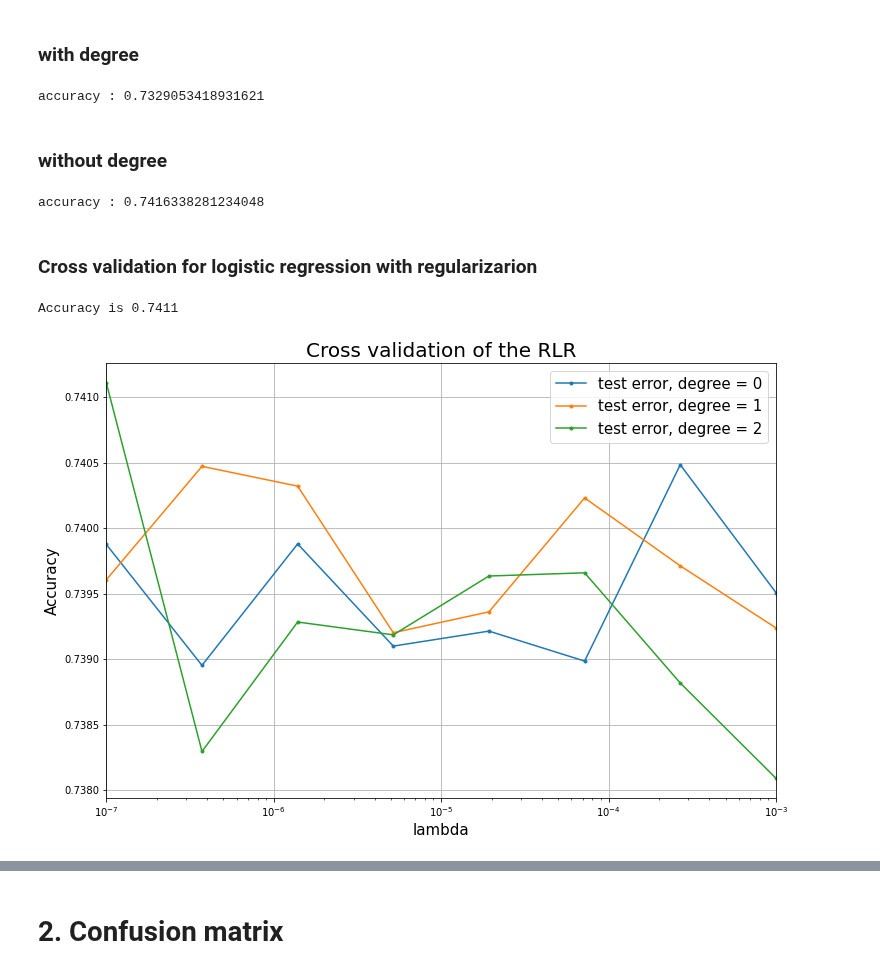
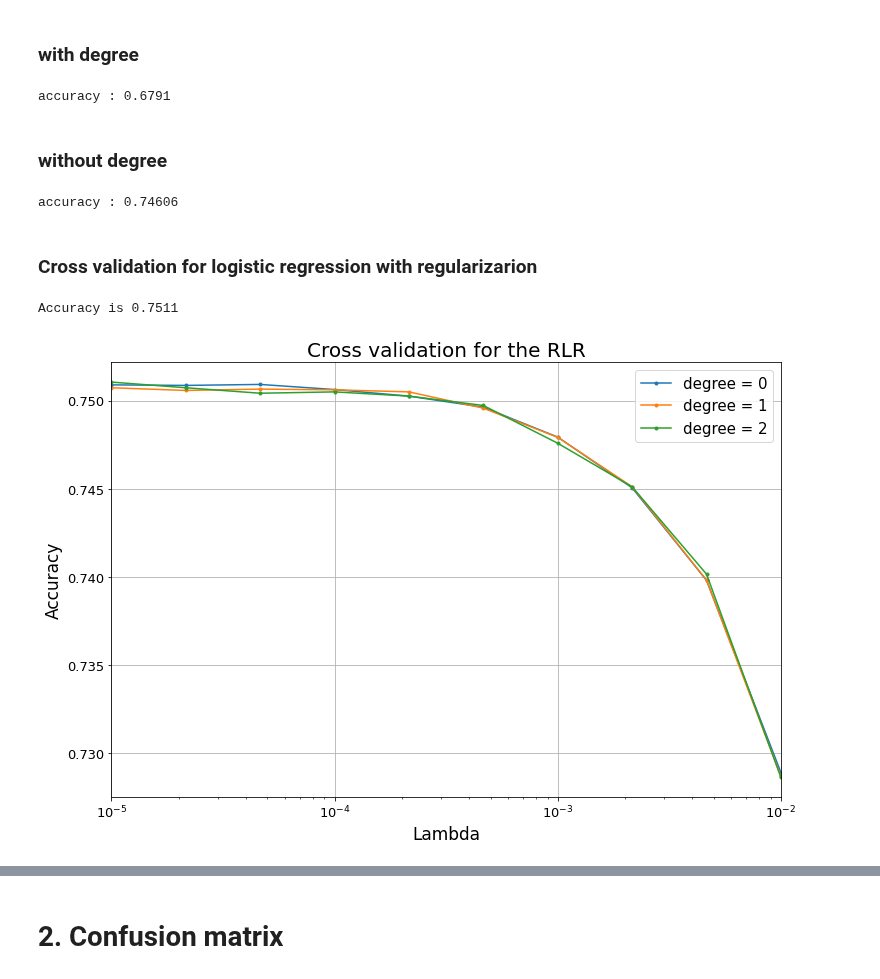
Before and after one commit to SonyaBlinova/ml-project-1-SES, a Jupyter notebook: project_FourGroups.ipynb, the cells around one changed output, grey strips where cells are left out. Drawn from its saved outputs; the diff is of its cells as text; code cells hidden in the pictures.

```diff
--- a/project_FourGroups.ipynb
+++ b/project_FourGroups.ipynb
@@ -27,7 +31,7 @@ ratio = 0.8
 x_train, y_train, x_test, y_test = split_data(input_data, labels, ratio=ratio, seed=seed)
 # %%
 # splitting into 4 groups and removing -999
-x_trains, y_trains, del_columns = preproccess(x_train, y_train)
+x_trains, y_trains, del_columns, mean_of_all_col = preproccess(x_train, y_train)
 # %%
 # remove correlated columns
 x_trains, del_columns_cor = correletions(x_trains)
@@ -205,33 +235,34 @@ cross_validation_demo(type_=type_, y=y_trains, tx=x_trains, bd_left=bd_left, bd_
 # %% [markdown]
 ### with degree
 # %%
-max_iters = 1500
-gamma = 0.1
-lambda_ = 1e-5
+max_iters = 1000
+gamma = 0.5
+lambda_ = 1e-4
 y_preds = []
 w_lrr = []
-degree = 2
+degree = 1
+np.random.seed(seed)
 for i in range(4):
-#     initial_w = np.random.rand((x_trains[i].shape[1]))
     x_train_poly = build_poly(x_trains[i], degree)
     x_test_poly = build_poly(x_tests[i], degree)
     initial_w = np.random.rand((x_train_poly.shape[1]))
     w, loss = reg_logistic_regression(y_trains[i], x_train_poly, lambda_, initial_w, max_iters, gamma, plot_loss = False)
-    y_pred = predict_labels(w, x_test_poly)
+    y_pred = predict_labels_for_log(w, x_test_poly)
     y_preds.append(y_pred)
     w_lrr.append(w)
 
 print("accuracy :", accuracy(np.array(np.concatenate(y_preds)), y_tests))
 # %% [output]
-accuracy : 0.7329053418931621
+accuracy : 0.6791
 # %% [markdown]
 ### without degree
 # %%
-max_iters = 1500
-gamma = 0.1
-lambda_ = 1e-5
+max_iters = 1000
+gamma = 0.5
+lambda_ = 1e-4
 y_preds = []
 w_lrr = []
+np.random.seed(seed)
 for i in range(4):
     initial_w = np.random.rand((x_trains[i].shape[1]))
     w, loss = reg_logistic_regression(y_trains[i], x_trains[i], lambda_, initial_w, max_iters, gamma, plot_loss = False)
@@ -241,20 +272,20 @@ for i in range(4):
 
 print("accuracy :", accuracy(np.array(np.concatenate(y_preds)), y_tests))
 # %% [output]
-accuracy : 0.7416338281234048
+accuracy : 0.74606
 # %% [markdown]
 ### Cross validation for logistic regression with regularizarion
 # %%
 # parameters setting
 type_ = 'RLR'
-bd_left = -7
-bd_right = -3
-max_iters = 500
-gammas = 0.1
+bd_left = -5
+bd_right = -2
+max_iters = 1000
+gammas = 0.5
 # grid for hyperparameters
-lambdas = np.logspace(bd_left, bd_right, 8)
+lambdas = np.logspace(bd_left, bd_right, 10)
 degrees = np.arange(3)
 cross_validation_demo(type_=type_, y=y_trains, tx=x_trains, bd_left=bd_left, bd_right=bd_right, lambdas=lambdas, degrees=degrees, max_iters=max_iters, gammas=gammas, seed=seed)
 # %% [output]
-Accuracy is 0.7411
+Accuracy is 0.7511
-[figure, old version]
+[figure, new version]
```
Also changed, not shown: parts of 22 cells of this notebook, 9 other files.
